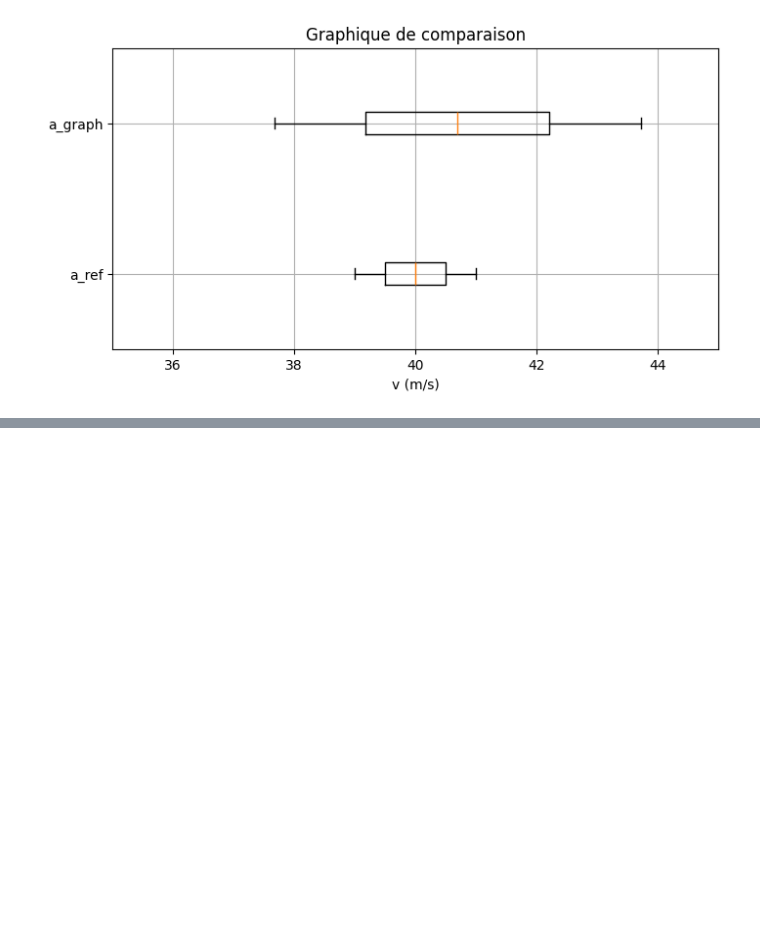
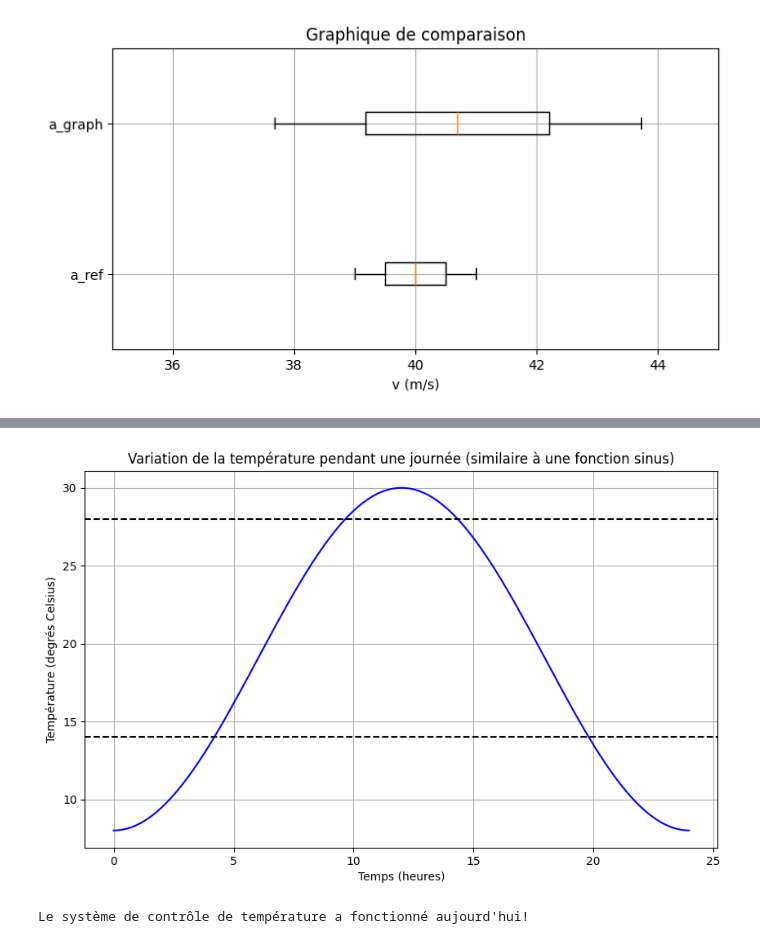
Before and after one commit to benjamingosselincliche/sciencesdelanature-garneau-catalogue-jupyter, a Jupyter notebook: catalogue/203-SN1-05_Mecanique/Exemple_01_cinematique_MRU.ipynb, the cells around one changed output, grey strips where cells are left out. Cells and saved outputs as stored; diff of their text form; code cells hidden in the pictures; blank space fills up the shorter version.

```diff
--- a/catalogue/203-SN1-05_Mecanique/Exemple_01_cinematique_MRU.ipynb
+++ b/catalogue/203-SN1-05_Mecanique/Exemple_01_cinematique_MRU.ipynb
@@ -230,0 +358,63 @@ plt.savefig('./fichiers_output/Exemple_01_cinematique_MRU_graphique_comparaison.
+# %%
+import matplotlib.pyplot as plt
+import numpy as np
+
+# Définition de la plage horaire (de minuit à minuit)
+start_time = 0
+end_time = 24 * 60  # Nombre de minutes dans une journée (1440 minutes)
+
+# Génération des temps (une minute d'intervalle)
+time_points = np.arange(start_time, end_time, 1)
+
+# Génération de la variation de température similaire à une fonction sinus
+# En ajustant l'amplitude et la phase, vous pouvez contrôler l'apparence de la variation de température
+amplitude = 11  # Amplitude de la variation de température
+phase = np.pi*(3/2)   # Décalage de phase
+temperature_variation = np.round(amplitude * np.sin(2 * np.pi * time_points / end_time + phase) + 19, 3)  # Ajout d'une température moyenne de 19 degrés
+
+
+# Joindre les tableaux temperature_variation et time_points ensemble
+data = np.column_stack((time_points,temperature_variation))
+
+# Création du graphique
+plt.figure(figsize=(10, 6))
+plt.plot(time_points / 60, temperature_variation, color='blue')
+plt.title('Variation de la température pendant une journée (similaire à une fonction sinus)')
+plt.xlabel('Temps (heures)')
+plt.ylabel('Température (degrés Celsius)')
+plt.axhline(y=14, color='black', linestyle='--', label='Chauffage')  # Ajoute une ligne pointillée à 14 degrés pour indiquer le chauffage
+plt.axhline(y=28, color='black', linestyle='--', label='Refroidissement')  # Ajoute une ligne pointillée à 28 degrés pour indiquer le refroidissement
+plt.grid(True)
+plt.show()
+# %% [output]
+[figure, added]
+# %%
+time_index = start_time
+while True:
+    # Récupère la température mesurée à l'index de temps actuel:
+    temperature_mesuree = data[time_index][1]
+
+    # Ajuste l'état du système de contrôle de température en fonction de la température mesurée:
+    if temperature_mesuree <= 14:
+        etat_systeme_temperature_controle = "chauffage"
+    elif 14 < temperature_mesuree < 28:
+        etat_systeme_temperature_controle = "éteint"
+    else:
+        etat_systeme_temperature_controle = "refroidissement"
+
+    # Affiche dynamiquement le temps, la température mesurée et l'état du système de contrôle de température
+    print_dynamic(f'Temps: {data[time_index][0]} min ; Température : {data[time_index][1]:.3f} degré celsius ;  État système contrôle température : {etat_systeme_temperature_controle}')
+
+    # Pause l'exécution du programme pendant un court laps de temps simulé (en secondes) pour simuler l'attente entre chaque mesure de température.
+    time.sleep(.001)
+
+    # Incrémente l'index de temps pour passer au prochain intervalle de temps.
+    time_index += 1
+
+    # Vérifie si la plage horaire définie a été entièrement parcourue
+    if time_index == end_time:
+        # Affiche un message indiquant que le système de contrôle de température a fonctionné aujourd'hui
+        print_dynamic("Le système de contrôle de température a fonctionné aujourd'hui!")
+        break  # Termine la boucle et arrête l'exécution du programme
+# %% [output]
+Le système de contrôle de température a fonctionné aujourd'hui!
```
Also changed, not shown: parts of 6 cells of this notebook, 6 other files.
